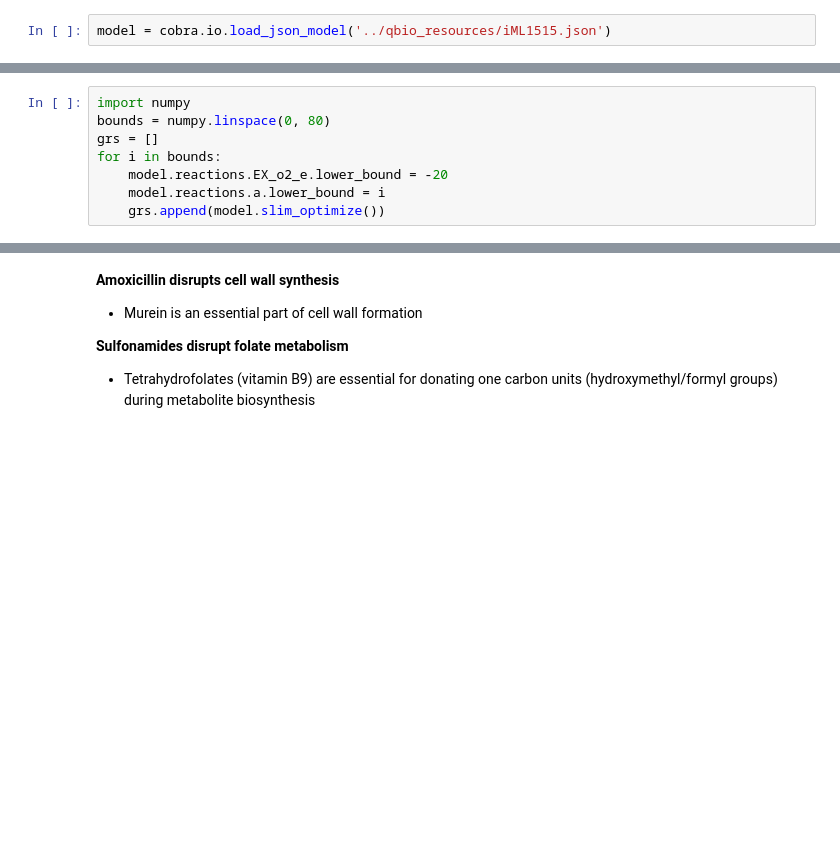
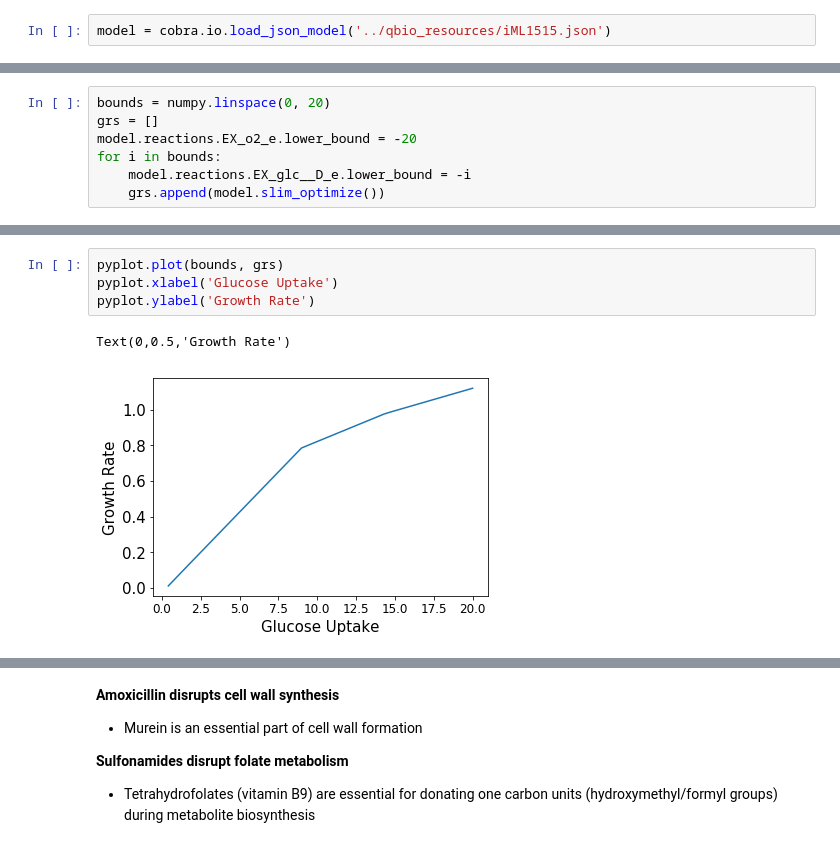
Before and after one commit to coltonlloyd/qbio, a Jupyter notebook: completed_excercises/Exercise 3 - E. coli growth.ipynb, the cells around one changed output, grey strips where cells are left out. Cells and saved outputs as stored; diff of their text form; blank space fills up the shorter version.

```diff
--- a/completed_excercises/Exercise 3 - E. coli growth.ipynb
+++ b/completed_excercises/Exercise 3 - E. coli growth.ipynb
@@ -395,8 +399,7 @@ print(model.optimize('minimize'))
 # %%
-import numpy
-bounds = numpy.linspace(0, 80)
+bounds = numpy.linspace(0, 20)
 grs = []
+model.reactions.EX_o2_e.lower_bound = -20
 for i in bounds:
-    model.reactions.EX_o2_e.lower_bound = -20
-    model.reactions.a.lower_bound = i
+    model.reactions.EX_glc__D_e.lower_bound = -i
     grs.append(model.slim_optimize())
@@ -414,0 +411,7 @@ model.objective.expression
+# %%
+pyplot.plot(bounds, grs)
+pyplot.xlabel('Glucose Uptake')
+pyplot.ylabel('Growth Rate')
+# %% [output]
+Text(0,0.5,'Growth Rate')
+[figure, added]
```
Also changed, not shown: parts of 52 cells of this notebook, 2 other files.
